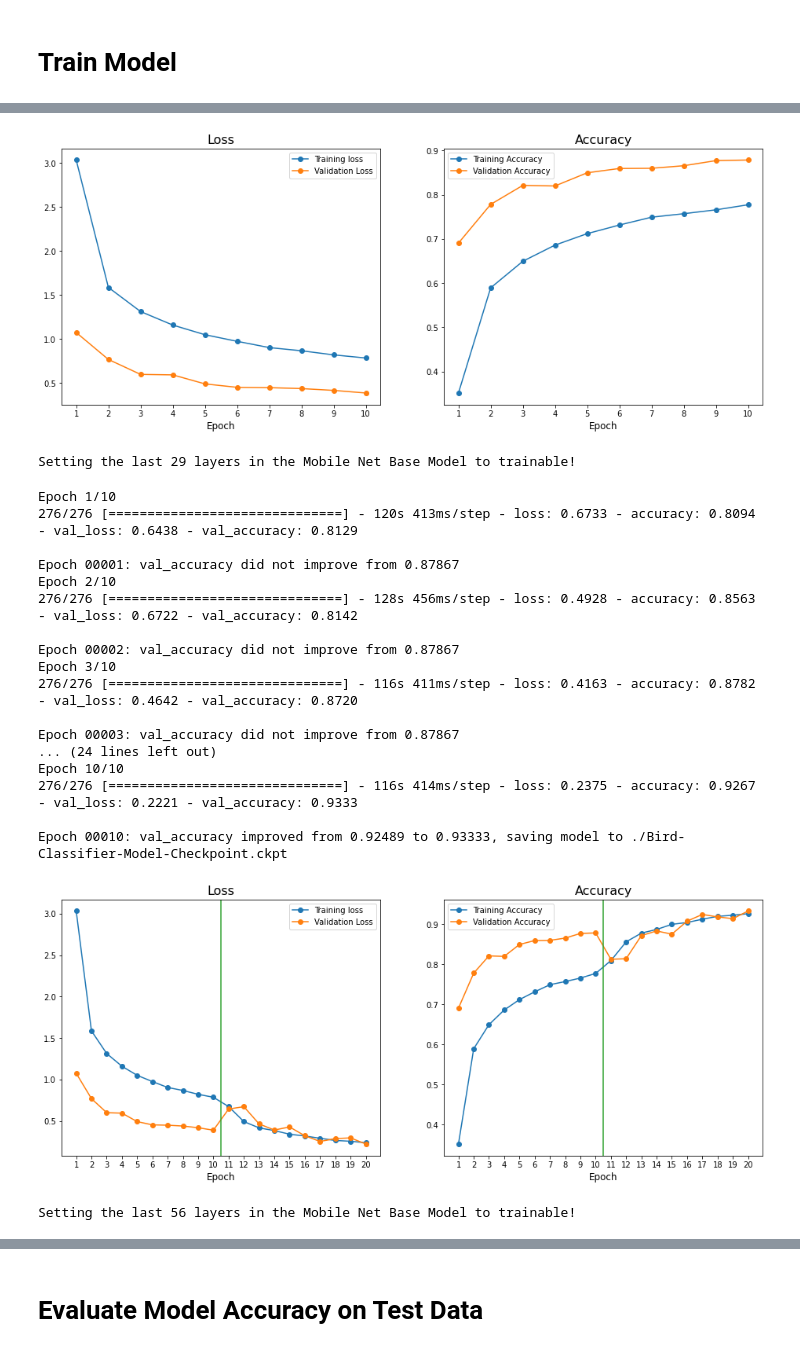
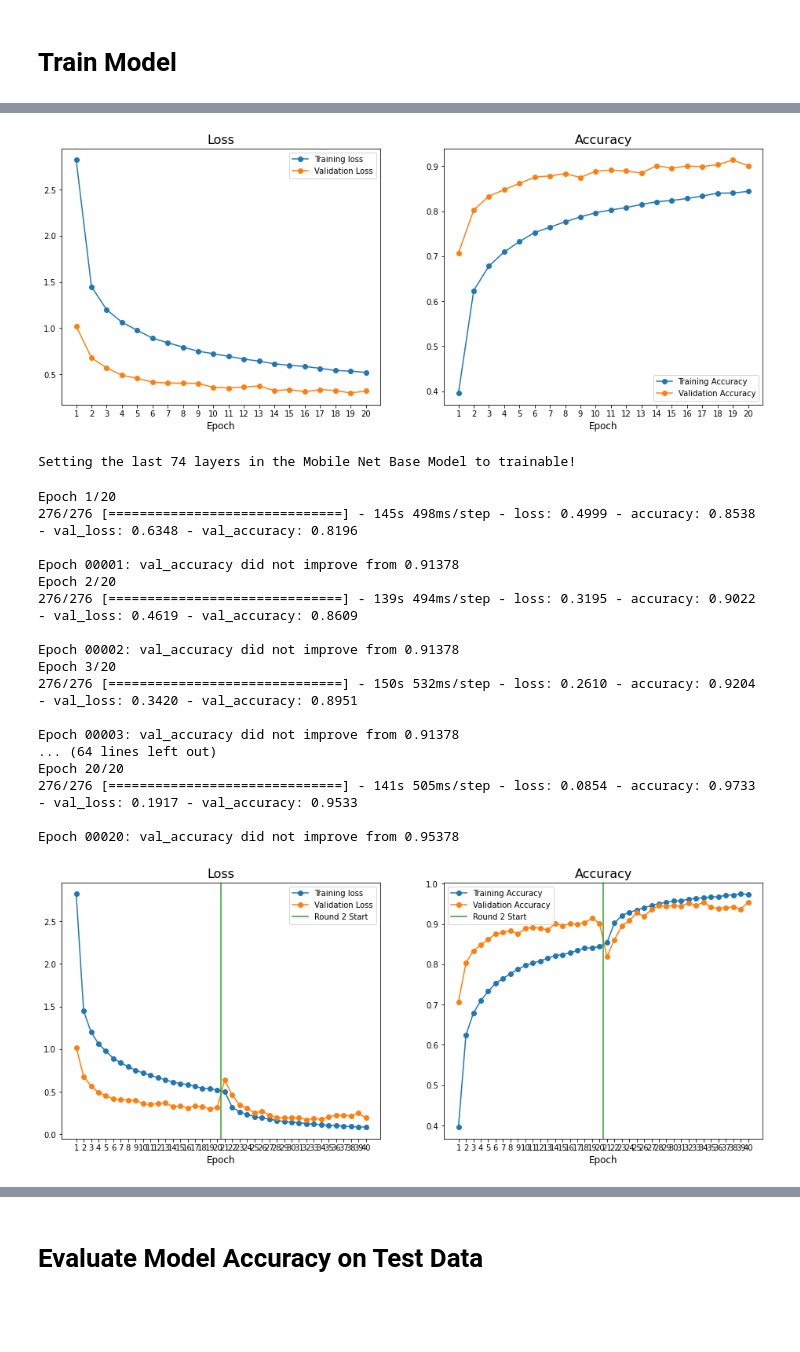
Before and after one commit to Matthew-Weisberg/BirdClassifier, a Jupyter notebook: bird-classifier.ipynb, the cells around one changed output, grey strips where cells are left out. Cells and saved outputs as stored; diff of their text form; code cells hidden in the pictures; blank space fills up the shorter version.

Commit message:
Kaggle Notebook | MobileNetv2 Transfer Learning - 96.5% Accuracy | Version 8

```diff
--- a/bird-classifier.ipynb
+++ b/bird-classifier.ipynb
@@ -40,19 +40,15 @@ IMAGE_SIZE = (224, 224) # size of images in dataset (keras will resize)
 
 
 ROUND_1_TRAINABLE_LAYERS = 3 # layers at end of the mobile_net base model to have trainable parameters
-ROUND_1_EPOCHS = 10
+ROUND_1_EPOCHS = 20
 
-ROUND_2_TRAINABLE_LAYERS = 29
-ROUND_2_LEARNING_SCALER = 0.2
-ROUND_2_EPOCHS = 10
-
-ROUND_3_TRAINABLE_LAYERS = 56
-ROUND_3_LEARNING_SCALER = 0.3
-ROUND_3_EPOCHS = 10
+ROUND_2_TRAINABLE_LAYERS = 74
+ROUND_2_LEARNING_SCALER = 0.1
+ROUND_2_EPOCHS = 20
 
 LEARNING_RATE = 0.001
 
-MODEL_CHECKPOINT_FILEPATH = './Bird-Classifier-Model-Checkpoint.ckpt'
+MODEL_CHECKPOINT_FILEPATH = './Bird-Classifier-Model-Checkpoint.ckpt' # For loading the best model weights in the event of overfitting.
 
 SEED = 6278 # random seed for repeatability of notebook
 # %% [markdown]
@@ -336,7 +324,7 @@ ax2.set_xticks(range(1, total_epochs + 1))
 ax2.set_title('Accuracy', fontsize=title_fontsize)
 ax2.set_xlabel('Epoch', fontsize=axis_fontsize);
 # %% [output]
-[figure, old version]
+[figure, new version]
 # %%
 model.layers[2].trainable = True
 
@@ -345,7 +333,7 @@ print('Setting the last {} layers in the Mobile Net Base Model to trainable!'.fo
 for layer in model.layers[2].layers[:-ROUND_2_TRAINABLE_LAYERS]:
     layer.trainable = False
 # %% [output]
-Setting the last 29 layers in the Mobile Net Base Model to trainable!
+Setting the last 74 layers in the Mobile Net Base Model to trainable!
 # %%
 optimizer_2 = tf.keras.optimizers.Adam(learning_rate = LEARNING_RATE * ROUND_2_LEARNING_SCALER)
 
@@ -360,56 +348,48 @@ history = model.fit(train,
                     epochs=ROUND_2_EPOCHS,
                     callbacks = callbacks)
 # %% [output]
-Epoch 1/10
-276/276 [==============================] - 120s 413ms/step - loss: 0.6733 - accuracy: 0.8094 - val_loss: 0.6438 - val_accuracy: 0.8129
+Epoch 1/20
+276/276 [==============================] - 145s 498ms/step - loss: 0.4999 - accuracy: 0.8538 - val_loss: 0.6348 - val_accuracy: 0.8196
 
-Epoch 00001: val_accuracy did not improve from 0.87867
-Epoch 2/10
-276/276 [==============================] - 128s 456ms/step - loss: 0.4928 - accuracy: 0.8563 - val_loss: 0.6722 - val_accuracy: 0.8142
+Epoch 00001: val_accuracy did not improve from 0.91378
+Epoch 2/20
+276/276 [==============================] - 139s 494ms/step - loss: 0.3195 - accuracy: 0.9022 - val_loss: 0.4619 - val_accuracy: 0.8609
 
-Epoch 00002: val_accuracy did not improve from 0.87867
-Epoch 3/10
-276/276 [==============================] - 116s 411ms/step - loss: 0.4163 - accuracy: 0.8782 - val_loss: 0.4642 - val_accuracy: 0.8720
+Epoch 00002: val_accuracy did not improve from 0.91378
+Epoch 3/20
+276/276 [==============================] - 150s 532ms/step - loss: 0.2610 - accuracy: 0.9204 - val_loss: 0.3420 - val_accuracy: 0.8951
 
-Epoch 00003: val_accuracy did not improve from 0.87867
-... (24 lines left out)
-Epoch 10/10
-276/276 [==============================] - 116s 414ms/step - loss: 0.2375 - accuracy: 0.9267 - val_loss: 0.2221 - val_accuracy: 0.9333
+Epoch 00003: val_accuracy did not improve from 0.91378
+... (64 lines left out)
+Epoch 20/20
+276/276 [==============================] - 141s 505ms/step - loss: 0.0854 - accuracy: 0.9733 - val_loss: 0.1917 - val_accuracy: 0.9533
 
-Epoch 00010: val_accuracy improved from 0.92489 to 0.93333, saving model to ./Bird-Classifier-Model-Checkpoint.ckpt
+Epoch 00020: val_accuracy did not improve from 0.95378
 # %%
 fig, (ax1, ax2) = plt.subplots(1,2, figsize=(16,6))
 title_fontsize = 16
 axis_fontsize = 12
 
 total_epochs += ROUND_2_EPOCHS
 new_rounds = [ROUND_1_EPOCHS + 0.5]
 
 ax1.plot(range(1, total_epochs + 1), history.history['loss'], marker='o', label='Training loss')
 ax1.plot(range(1, total_epochs + 1), history.history['val_loss'], marker='o', label='Validation Loss')
-ax1.legend()
 ax1.set_xticks(range(1, total_epochs + 1))
 ax1.set_title('Loss', fontsize=title_fontsize)
 ax1.set_xlabel('Epoch', fontsize=axis_fontsize)
 
 ax2.plot(range(1, total_epochs + 1), history.history['accuracy'], marker='o', label='Training Accuracy')
 ax2.plot(range(1, total_epochs + 1), history.history['val_accuracy'], marker='o', label='Validation Accuracy')
-ax2.legend()
 ax2.set_xticks(range(1, total_epochs + 1))
 ax2.set_title('Accuracy', fontsize=title_fontsize)
 ax2.set_xlabel('Epoch', fontsize=axis_fontsize)
 
 for new_round in new_rounds:
-    ax1.axvline(new_round, c='tab:green')
-    ax2.axvline(new_round, c='tab:green');
+    ax1.axvline(new_round, c='tab:green', label = 'Round 2 Start')
+    ax2.axvline(new_round, c='tab:green', label = 'Round 2 Start')
+
+ax1.legend()
+ax2.legend();
 # %% [output]
-[figure, old version]
+[figure, new version]
-# %%
-model.layers[2].trainable = True
-
-print('Setting the last {} layers in the Mobile Net Base Model to trainable!'.format(ROUND_3_TRAINABLE_LAYERS))
-
-for layer in model.layers[2].layers[:-ROUND_3_TRAINABLE_LAYERS]:
-    layer.trainable = False
-# %% [output]
-Setting the last 56 layers in the Mobile Net Base Model to trainable!
```
Also changed, not shown: parts of 12 cells of this notebook.
